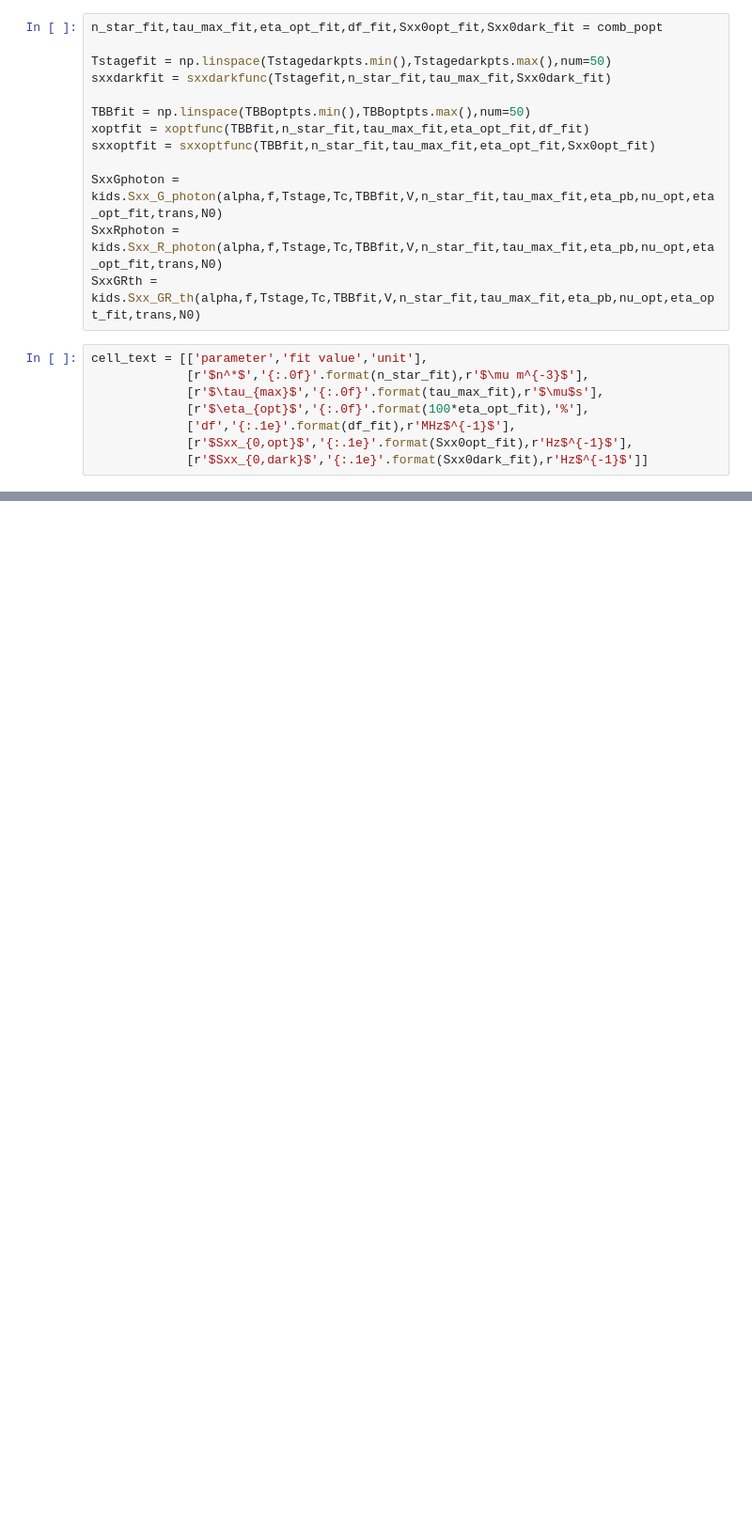
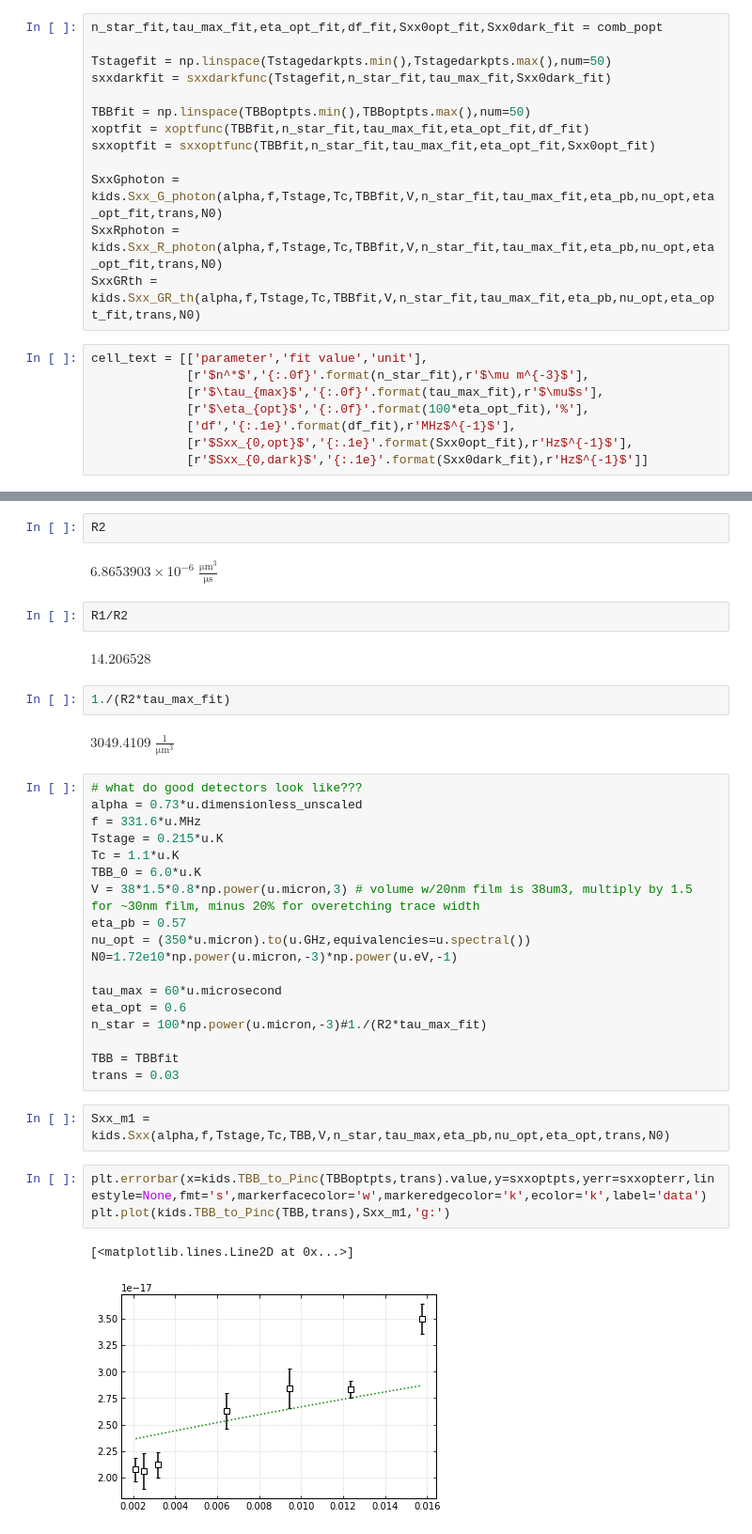
Before and after one commit to jaguirre/STARsoft, a Jupyter notebook: Python/Evap_devices_dark+optical.ipynb, the cells around one changed output, grey strips where cells are left out. Shown: that part at 94% size. Saved outputs shown, nothing was run; the diff lists cells and outputs as text; blank space fills up the shorter version.

```diff
--- a/Python/Evap_devices_dark+optical.ipynb
+++ b/Python/Evap_devices_dark+optical.ipynb
@@ -203,0 +226,38 @@ pwd
+# %%
+R2
+# %% [output]
+$6.8653903 \times 10^{-6} \; \mathrm{\frac{\mu m^{3}}{\mu s}}$
+# %%
+R1/R2
+# %% [output]
+$14.206528 \; \mathrm{}$
+# %%
+1./(R2*tau_max_fit)
+# %% [output]
+$3049.4109 \; \mathrm{\frac{1}{\mu m^{3}}}$
+# %%
+# what do good detectors look like???
+alpha = 0.73*u.dimensionless_unscaled
+f = 331.6*u.MHz
+Tstage = 0.215*u.K
+Tc = 1.1*u.K
+TBB_0 = 6.0*u.K
+V = 38*1.5*0.8*np.power(u.micron,3) # volume w/20nm film is 38um3, multiply by 1.5 for ~30nm film, minus 20% for overetching trace width
+eta_pb = 0.57
+nu_opt = (350*u.micron).to(u.GHz,equivalencies=u.spectral())
+N0=1.72e10*np.power(u.micron,-3)*np.power(u.eV,-1)
+
+tau_max = 60*u.microsecond
+eta_opt = 0.6
+n_star = 100*np.power(u.micron,-3)#1./(R2*tau_max_fit)
+
+TBB = TBBfit
+trans = 0.03
+# %%
+Sxx_m1 = kids.Sxx(alpha,f,Tstage,Tc,TBB,V,n_star,tau_max,eta_pb,nu_opt,eta_opt,trans,N0)
+# %%
+plt.errorbar(x=kids.TBB_to_Pinc(TBBoptpts,trans).value,y=sxxoptpts,yerr=sxxopterr,linestyle=None,fmt='s',markerfacecolor='w',markeredgecolor='k',ecolor='k',label='data')
+plt.plot(kids.TBB_to_Pinc(TBB,trans),Sxx_m1,'g:')
+# %% [output]
+[<matplotlib.lines.Line2D at 0x...>]
+[figure, added]
```
Also changed, not shown: parts of 17 cells of this notebook.
